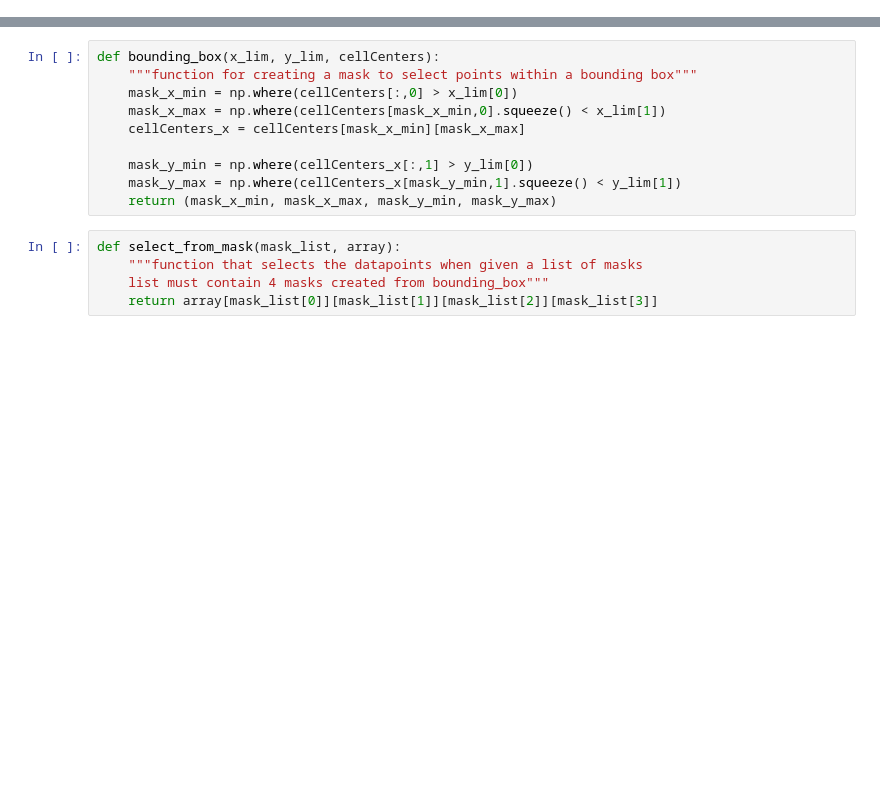
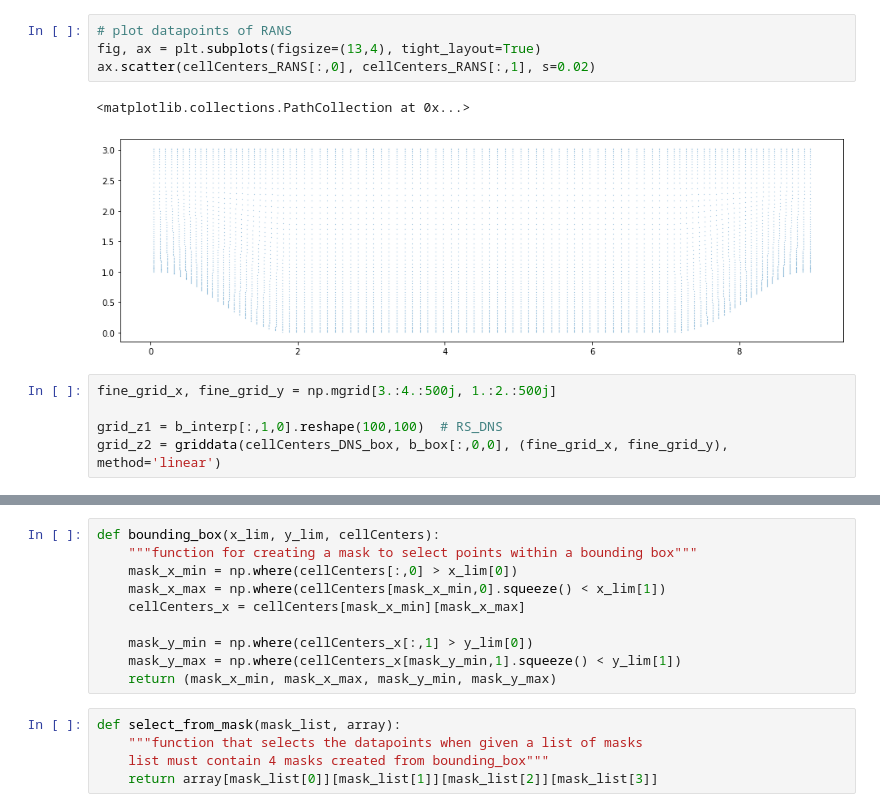
Before and after one commit to leonrccs/data_driven_rans, a Jupyter notebook: notebooks/select_nn_data.ipynb, the cells around one changed output, grey strips where cells are left out. Drawn from its saved outputs; the diff is of its cells as text; blank space fills up the shorter version.

```diff
--- a/notebooks/select_nn_data.ipynb
+++ b/notebooks/select_nn_data.ipynb
@@ -49,0 +198,12 @@ s_hat = k/epsilon*S
+# %%
+# plot datapoints of RANS
+fig, ax = plt.subplots(figsize=(13,4), tight_layout=True)
+ax.scatter(cellCenters_RANS[:,0], cellCenters_RANS[:,1], s=0.02)
+# %% [output]
+<matplotlib.collections.PathCollection at 0x...>
+[figure, added]
+# %%
+fine_grid_x, fine_grid_y = np.mgrid[3.:4.:500j, 1.:2.:500j]
+
+grid_z1 = b_interp[:,1,0].reshape(100,100)  # RS_DNS
+grid_z2 = griddata(cellCenters_DNS_box, b_box[:,0,0], (fine_grid_x, fine_grid_y), method='linear')
```
Also changed, not shown: parts of 25 cells of this notebook, 5 other files.
